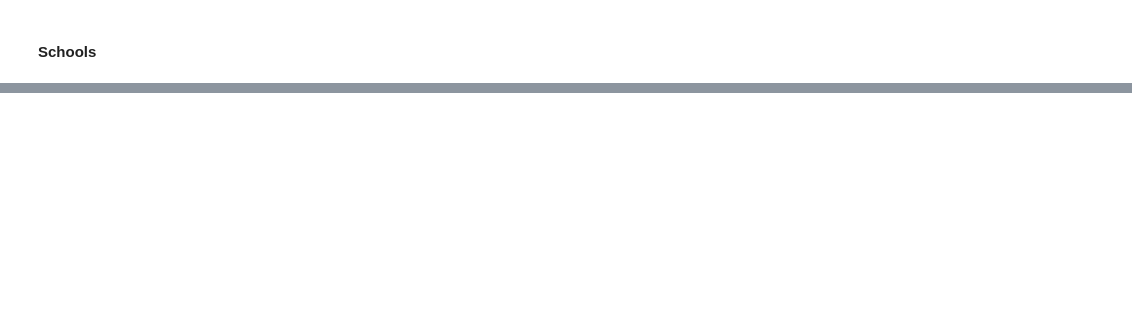
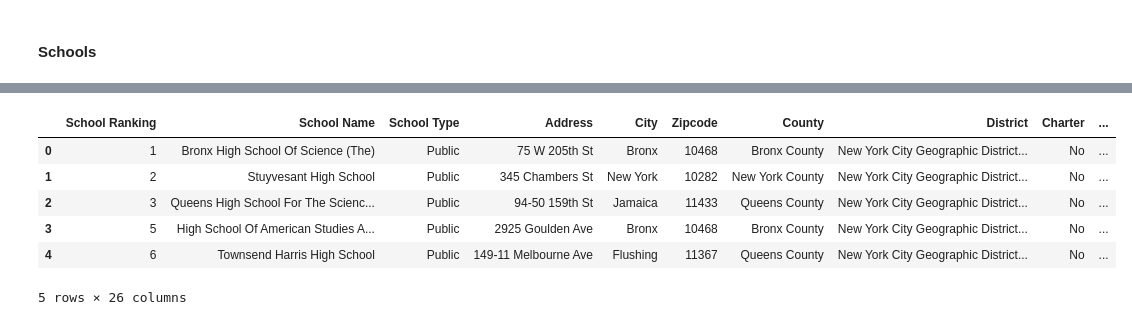
Before and after one commit to shadeetabasi/NYC-Challenge-Final, a Jupyter notebook: python_files/CSV to HTML.ipynb, the cells around one changed output, grey strips where cells are left out. Cells and saved outputs as stored; diff of their text form; code cells hidden in the pictures; blank space fills up the shorter version.

```diff
--- a/python_files/CSV to HTML.ipynb
+++ b/python_files/CSV to HTML.ipynb
@@ -132,11 +202,25 @@ middle.to_html("html_tables/middle_table.html", max_cols=100, index=False)
 # %%
-high = high[['ranking', 'school_name', 'school_type', 'address', 'city', 'zipcode', 'county', 'district', 'is_charter', 'is_magnet', 'is_title_i', 'total_students','total_expenditure_per_pupil', 'free_lunch_recipient', 'white', 'black', 'hispanic', 'asian']]
+high = high[['ranking', 'school_name', 'school_type', 'address', 'city', 'zipcode', 'county', 'district', 'is_charter', 'is_magnet', 'is_title_i', 'total_students','total_expenditure_per_pupil',
+             'free_lunch_recipient', 'white', 'black', 'hispanic', 'asian','ranking_quartile',
+             'type_is_Top 25th Percentile', 'type_is_50th Percentile', 'type_is_75th Percentile', 'type_is_Bottom 25th Percentile', 'lunch_eligibity_high', 'lunch_eligibity_high_False', 'lunch_eligibity_high_True']]
 
-high.rename(columns={'ranking': 'School Ranking', 'school_name': 'School Name',
-                    'school_type': 'School Type', 'address': 'Address', 'city': 'City', 'zipcode': 'Zipcode',
-                    'county': 'County', 'district': 'District', 'is_charter': 'Charter', 'is_magnet': 'Magnet',
-                     'is_title_i': 'Title I','total students': 'Total Students', 'free_lunch_recipient': 'Free Lunch Eligible',
-                     'total_expenditure_per_pupil': 'Expenditure Per Pupil', 'white': 'White', 'black': 'Black', 'hispanic': 'Hispanic',
-                     'asian': 'Asian'}, inplace=True)
+high = high.rename(columns={'ranking': 'School Ranking', 'school_name': 'School Name',
+                            'school_type': 'School Type', 'address': 'Address', 'city': 'City', 'zipcode': 'Zipcode',
+                            'county': 'County', 'district': 'District', 'is_charter': 'Charter', 'is_magnet': 'Magnet',
+                            'is_title_i': 'Title I','total students': 'Total Students', 'free_lunch_recipient': 'Free Lunch Eligible',
+                            'total_expenditure_per_pupil': 'Expenditure Per Pupil', 'white': 'White', 'black': 'Black', 'hispanic': 'Hispanic',
+                            'asian': 'Asian', 'type_is_Top 25th Percentile': 'Top 25th Percentile',
+                            'type_is_Top 50th Percentile': '50th Percentile','type_is_75th Percentile': '75th Percentile',
+                            'type_is_Bottom 25th Percentile': 'Bottom 25th Percentile', 'lunch_eligibity_high':'Subsidized Lunch > 72%',
+                            'lunch_eligibity_high_False': 'Subsidized Lunch < City Avg', 'lunch_eligibity_high_True':'Subsidized Lunch > City Avg' })
 
-high.to_html("html_tables/high_table.html", max_cols=100, index=False)
+high.to_html("html_tables/high_table.html", max_cols=100)
+high.head()
+# %% [output]
+|  | School Ranking | School Name | School Type | Address | City | Zipcode | County | District | Charter | ... |
+| 0 | 1 | Bronx High School Of Science (The) | Public | 75 W 205th St | Bronx | 10468 | Bronx County | New York City Geographic District... | No | ... |
+| 1 | 2 | Stuyvesant High School | Public | 345 Chambers St | New York | 10282 | New York County | New York City Geographic District... | No | ... |
+| 2 | 3 | Queens High School For The Scienc... | Public | 94-50 159th St | Jamaica | 11433 | Queens County | New York City Geographic District... | No | ... |
+| 3 | 5 | High School Of American Studies A... | Public | 2925 Goulden Ave | Bronx | 10468 | Bronx County | New York City Geographic District... | No | ... |
+| 4 | 6 | Townsend Harris High School | Public | 149-11 Melbourne Ave | Flushing | 11367 | Queens County | New York City Geographic District... | No | ... |
+5 rows × 26 columns
```
Also changed, not shown: parts of 11 cells of this notebook, 1 other file.
